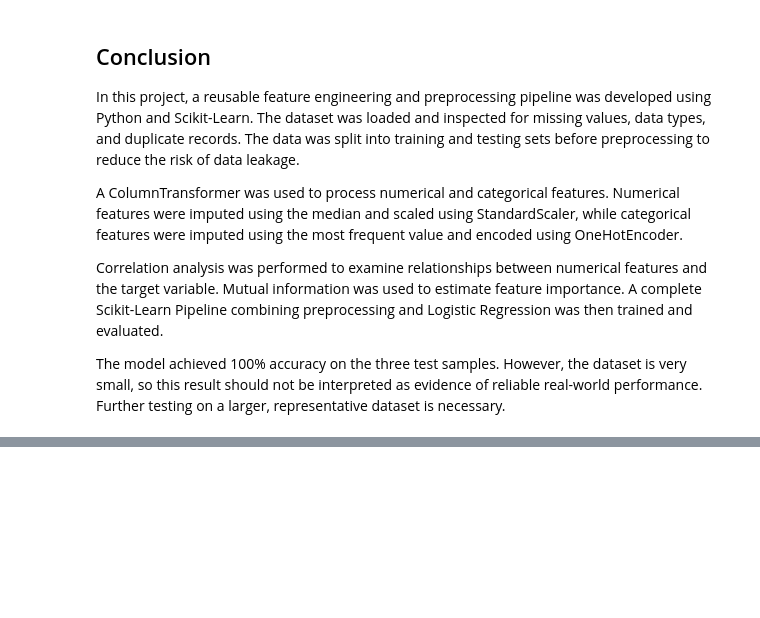
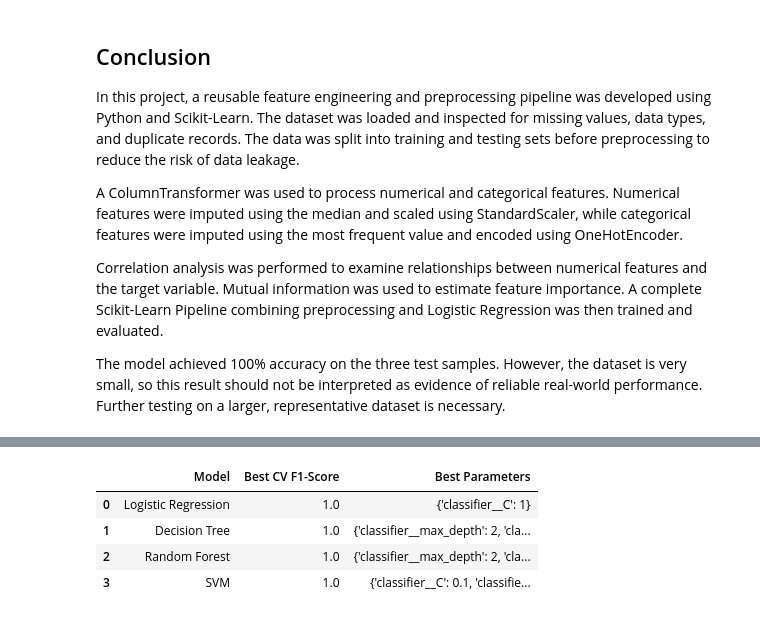
Before and after one commit to Chandanasai0302/FeatureCraft-ML, a Jupyter notebook: Feature_Engineering_Pipeline/feature_engineering_pipeline.ipynb, the cells around one changed output, grey strips where cells are left out. Cells and saved outputs as stored; diff of their text form; code cells hidden in the pictures; blank space fills up the shorter version.

```diff
--- a/Feature_Engineering_Pipeline/feature_engineering_pipeline.ipynb
+++ b/Feature_Engineering_Pipeline/feature_engineering_pipeline.ipynb
@@ -385,0 +508,69 @@ The model achieved 100% accuracy on the three test samples. However, the dataset
+# %%
+# Step 4: Hyperparameter tuning using GridSearchCV
+
+from sklearn.model_selection import GridSearchCV, StratifiedKFold
+
+# Three-fold stratified cross-validation
+cv = StratifiedKFold(
+    n_splits=3,
+    shuffle=True,
+    random_state=42
+)
+
+# Define hyperparameter grids
+param_grids = {
+    "Logistic Regression": {
+        "classifier__C": [0.1, 1, 10]
+    },
+    "Decision Tree": {
+        "classifier__max_depth": [2, 3, None],
+        "classifier__min_samples_split": [2, 3]
+    },
+    "Random Forest": {
+        "classifier__n_estimators": [50, 100],
+        "classifier__max_depth": [2, 3, None]
+    },
+    "SVM": {
+        "classifier__C": [0.1, 1, 10],
+        "classifier__kernel": ["linear", "rbf"]
+    }
+}
+
+tuning_results = []
+best_models = {}
+
+for name, classifier in models.items():
+
+    pipeline = Pipeline(steps=[
+        ("preprocessor", clone(preprocessor)),
+        ("classifier", clone(classifier))
+    ])
+
+    grid_search = GridSearchCV(
+        estimator=pipeline,
+        param_grid=param_grids[name],
+        scoring="f1",
+        cv=cv,
+        n_jobs=-1,
+        refit=True
+    )
+
+    grid_search.fit(X_train, y_train)
+
+    best_models[name] = grid_search.best_estimator_
+
+    tuning_results.append({
+        "Model": name,
+        "Best CV F1-Score": grid_search.best_score_,
+        "Best Parameters": grid_search.best_params_
+    })
+
+tuning_df = pd.DataFrame(tuning_results)
+
+display(tuning_df.round(3))
+# %% [output]
+|  | Model | Best CV F1-Score | Best Parameters |
+| 0 | Logistic Regression | 1.0 | {'classifier__C': 1} |
+| 1 | Decision Tree | 1.0 | {'classifier__max_depth': 2, 'cla... |
+| 2 | Random Forest | 1.0 | {'classifier__max_depth': 2, 'cla... |
+| 3 | SVM | 1.0 | {'classifier__C': 0.1, 'classifie... |
```
Also changed, not shown: parts of 4 cells of this notebook, 1 other file.
